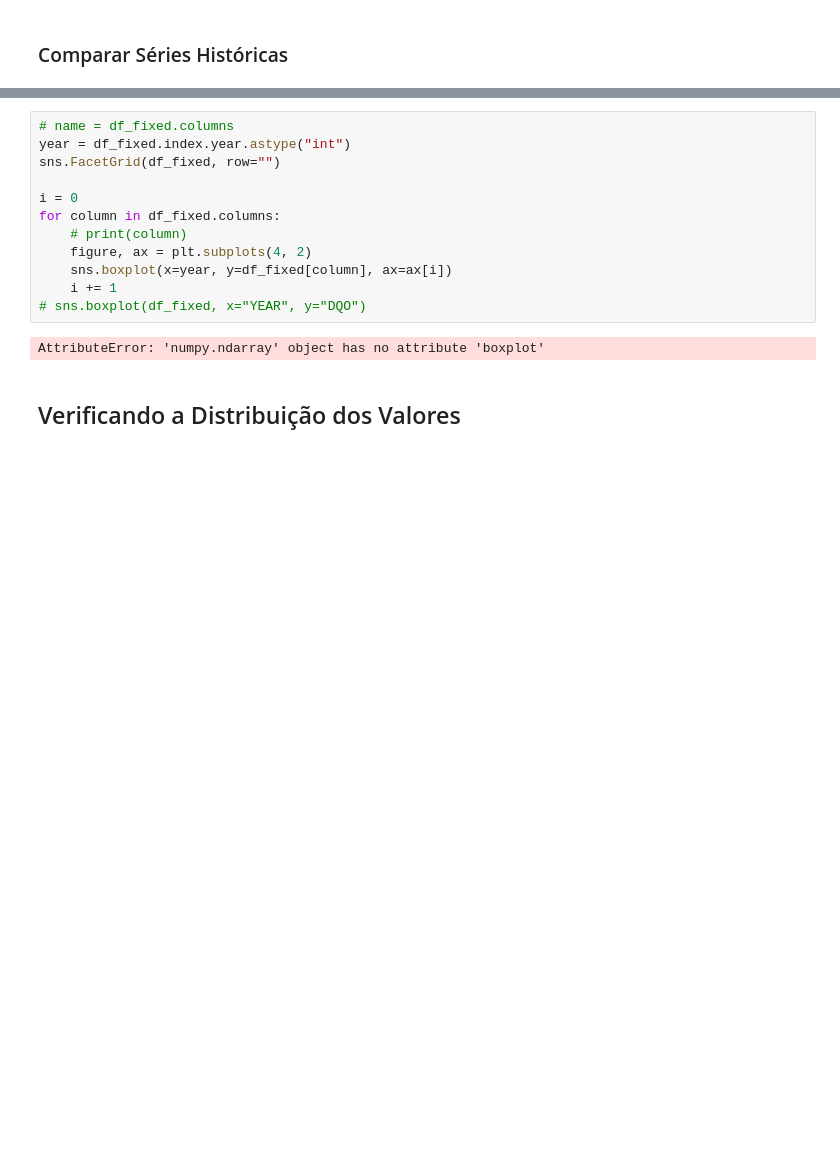
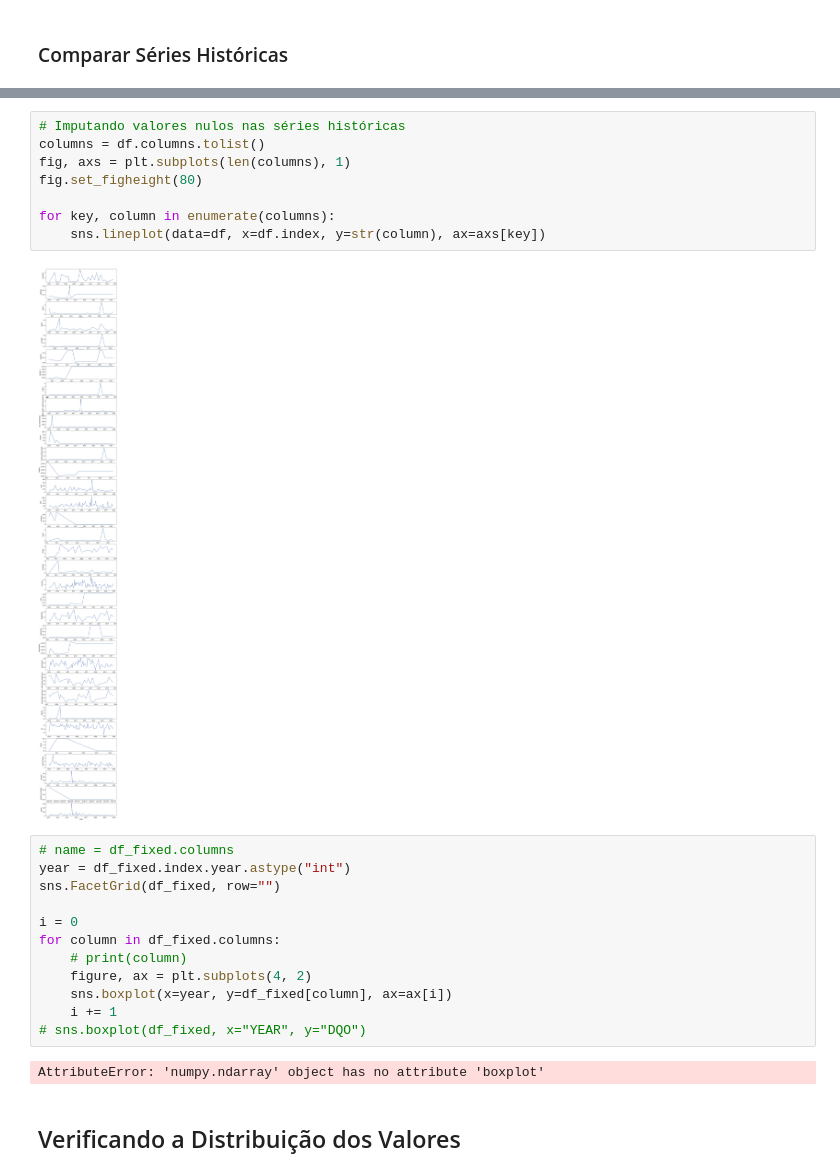
Before and after one commit to vcwild/wtp-datasets, a Jupyter notebook: EDA.ipynb, the cells around one changed output, grey strips where cells are left out. Drawn from its saved outputs; the diff is of its cells as text; blank space fills up the shorter version.

```diff
--- a/EDA.ipynb
+++ b/EDA.ipynb
@@ -101,3 +105,13 @@ df_fixed.iloc[:, 0:10].plot(subplots=True, figsize=(10, 10));
+# %%
+# Imputando valores nulos nas séries históricas
+columns = df.columns.tolist()
+fig, axs = plt.subplots(len(columns), 1)
+fig.set_figheight(80)
+
+for key, column in enumerate(columns):
+    sns.lineplot(data=df, x=df.index, y=str(column), ax=axs[key])
+# %% [output]
+[figure, added]
 # %%
 # name = df_fixed.columns
 year = df_fixed.index.year.astype("int")
```
Also changed, not shown: parts of 7 cells of this notebook.
